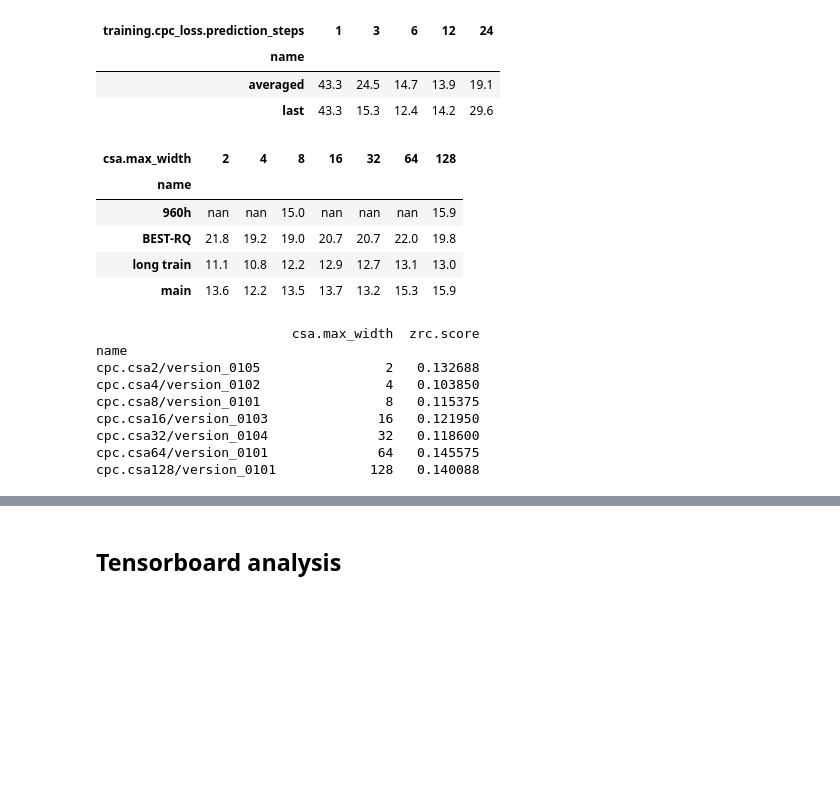
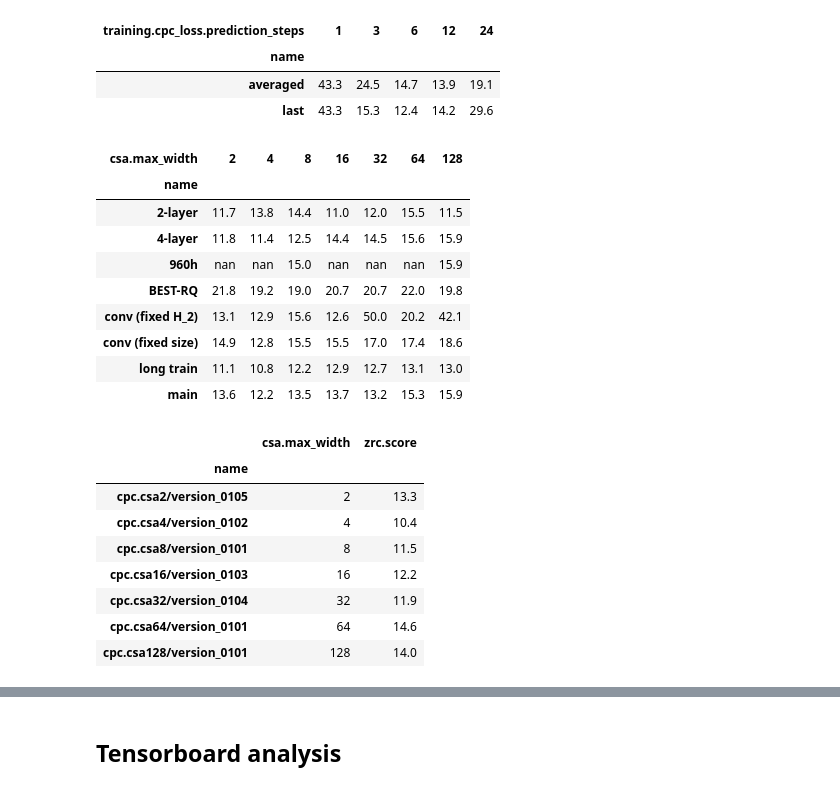
Before and after one commit to sdrobert/scpc, a Jupyter notebook: scripts/analyze.ipynb, the cells around one changed output, grey strips where cells are left out. Saved outputs shown, nothing was run; the diff lists cells and outputs as text; code cells hidden in the pictures; blank space fills up the shorter version.

```diff
--- a/scripts/analyze.ipynb
+++ b/scripts/analyze.ipynb
@@ -352,36 +353,41 @@ df = pd.pivot_table(df, values='zrc.score', columns='training.cpc_loss.predictio
 # %%
 # various means for stats table
 # (main can be derived from the above figure)
 
 row2names = {
     "main":  set(f'cpc.csa{w}/version_{v:04d}' for w in WIDTHS for v in range(101, 106)),
     "long train": set(f'cpc.csa{w}/version_0012' for w in WIDTHS),
     "960h": set(f'cpc.csa{w}/version_0003' for w in WIDTHS),
     "2-layer": set(f'cpc.csa{w}/version_1001' for w in WIDTHS),
     "4-layer": set(f'cpc.csa{w}/version_1101' for w in WIDTHS),
     "conv (fixed size)": set(f"cpc.cconv{w}/version_0101" for w in WIDTHS),
     "conv (fixed H_2)": set(f"cpc.cconv{w}/version_0201" for w in WIDTHS),
     "BEST-RQ": set(f"bestrq.csa{w}/version_0101" for w in WIDTHS),
 }
 name2row = dict()
 for row, names in row2names.items():
     name2row.update((name, row) for name in names)
 
 df = filter_data_equal(dfz, {"zrc.speaker_mode": "within", "zrc.granularity": "phoneme"})
 df = filter_data_in(df, {'name': set(name2row)}).copy()
 
-df['csa.max_width'] = df['csa.max_width'].astype('int') #.where(~df['csa.max_width'].isna(), df['cconv.kernel_size']).astype('int')
+df['csa.max_width'] = df['csa.max_width'].where(~df['csa.max_width'].isna(), df['cconv.kernel_size']).astype('int')
 
 df['name'] = df['name'].cat.remove_unused_categories().apply(lambda x: name2row[x])
+
 
 df = pd.pivot_table(df, values='zrc.score', columns='csa.max_width', index='name')
 
 (df * 100).style.format(precision=1)
 # %% [output]
 | csa.max_width | 2 | 4 | 8 | 16 | 32 | 64 | 128 |
 | name |  |  |  |  |  |  |  |
+| 2-layer | 11.7 | 13.8 | 14.4 | 11.0 | 12.0 | 15.5 | 11.5 |
+| 4-layer | 11.8 | 11.4 | 12.5 | 14.4 | 14.5 | 15.6 | 15.9 |
 | 960h | nan | nan | 15.0 | nan | nan | nan | 15.9 |
 | BEST-RQ | 21.8 | 19.2 | 19.0 | 20.7 | 20.7 | 22.0 | 19.8 |
+| conv (fixed H_2) | 13.1 | 12.9 | 15.6 | 12.6 | 50.0 | 20.2 | 42.1 |
+| conv (fixed size) | 14.9 | 12.8 | 15.5 | 15.5 | 17.0 | 17.4 | 18.6 |
 | long train | 11.1 | 10.8 | 12.2 | 12.9 | 12.7 | 13.1 | 13.0 |
 | main | 13.6 | 12.2 | 13.5 | 13.7 | 13.2 | 15.3 | 15.9 |
 # %%
@@ -421,14 +427,15 @@ for w in WIDTHS:
     min_idxs.append(df[df['csa.max_width'] == w]['zrc.score'].idxmin())
 min_df_100 = df.loc[min_idxs]
 min_df_100['csa.max_width'] = min_df_100["csa.max_width"].astype('int')
-print(min_df_100)
+min_df_100['zrc.score'] *= 100
+min_df_100.style.format(precision=1)
 # %% [output]
-                         csa.max_width  zrc.score
-name
-cpc.csa2/version_0105                2   0.132688
-cpc.csa4/version_0102                4   0.103850
-cpc.csa8/version_0101                8   0.115375
-cpc.csa16/version_0103              16   0.121950
-cpc.csa32/version_0104              32   0.118600
-cpc.csa64/version_0101              64   0.145575
-cpc.csa128/version_0101            128   0.140088
+|  | csa.max_width | zrc.score |
+| name |  |  |
+| cpc.csa2/version_0105 | 2 | 13.3 |
+| cpc.csa4/version_0102 | 4 | 10.4 |
+| cpc.csa8/version_0101 | 8 | 11.5 |
+| cpc.csa16/version_0103 | 16 | 12.2 |
+| cpc.csa32/version_0104 | 32 | 11.9 |
+| cpc.csa64/version_0101 | 64 | 14.6 |
+| cpc.csa128/version_0101 | 128 | 14.0 |
```
Also changed, not shown: parts of 8 cells of this notebook, 6 other files.
